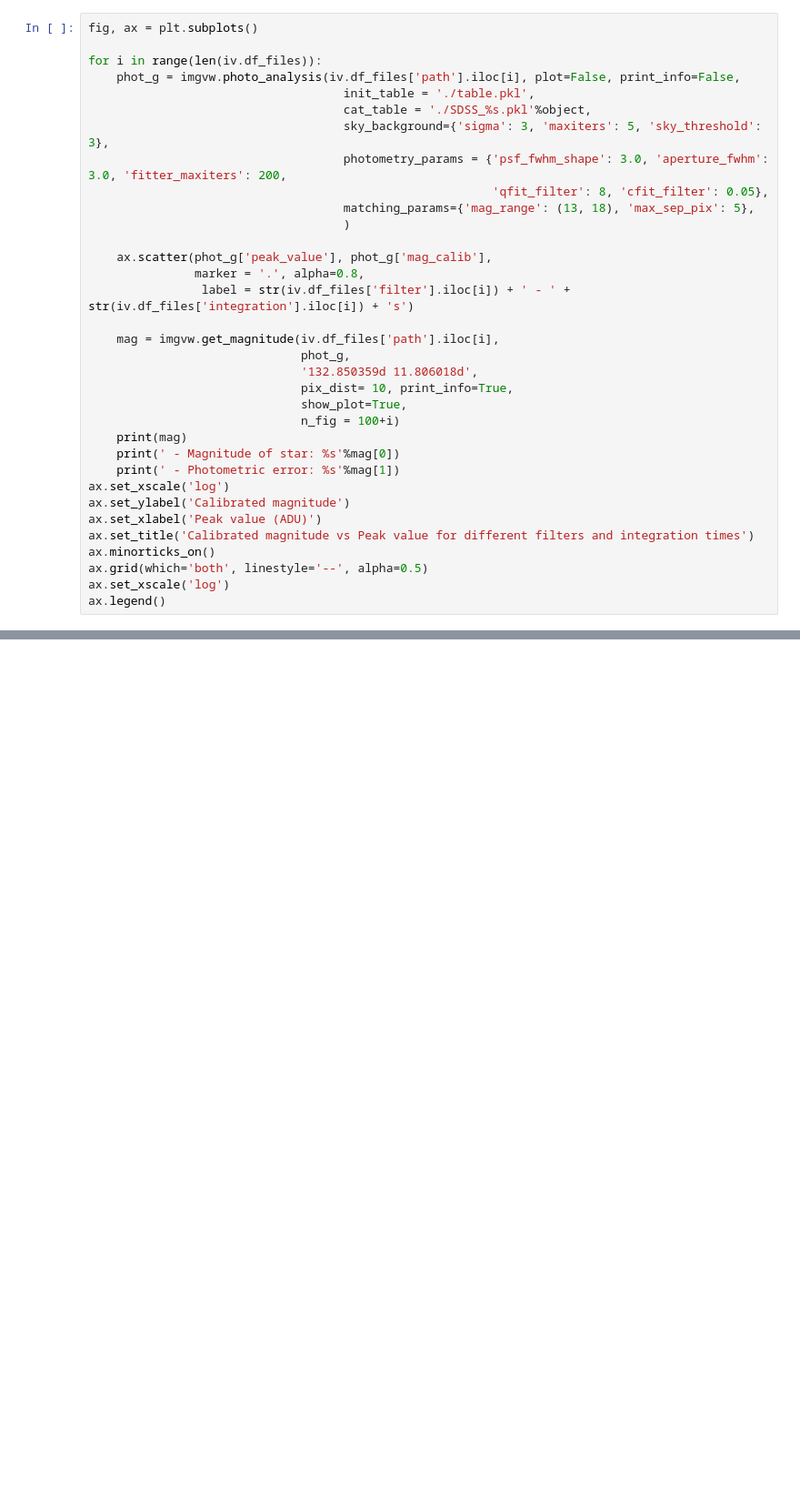
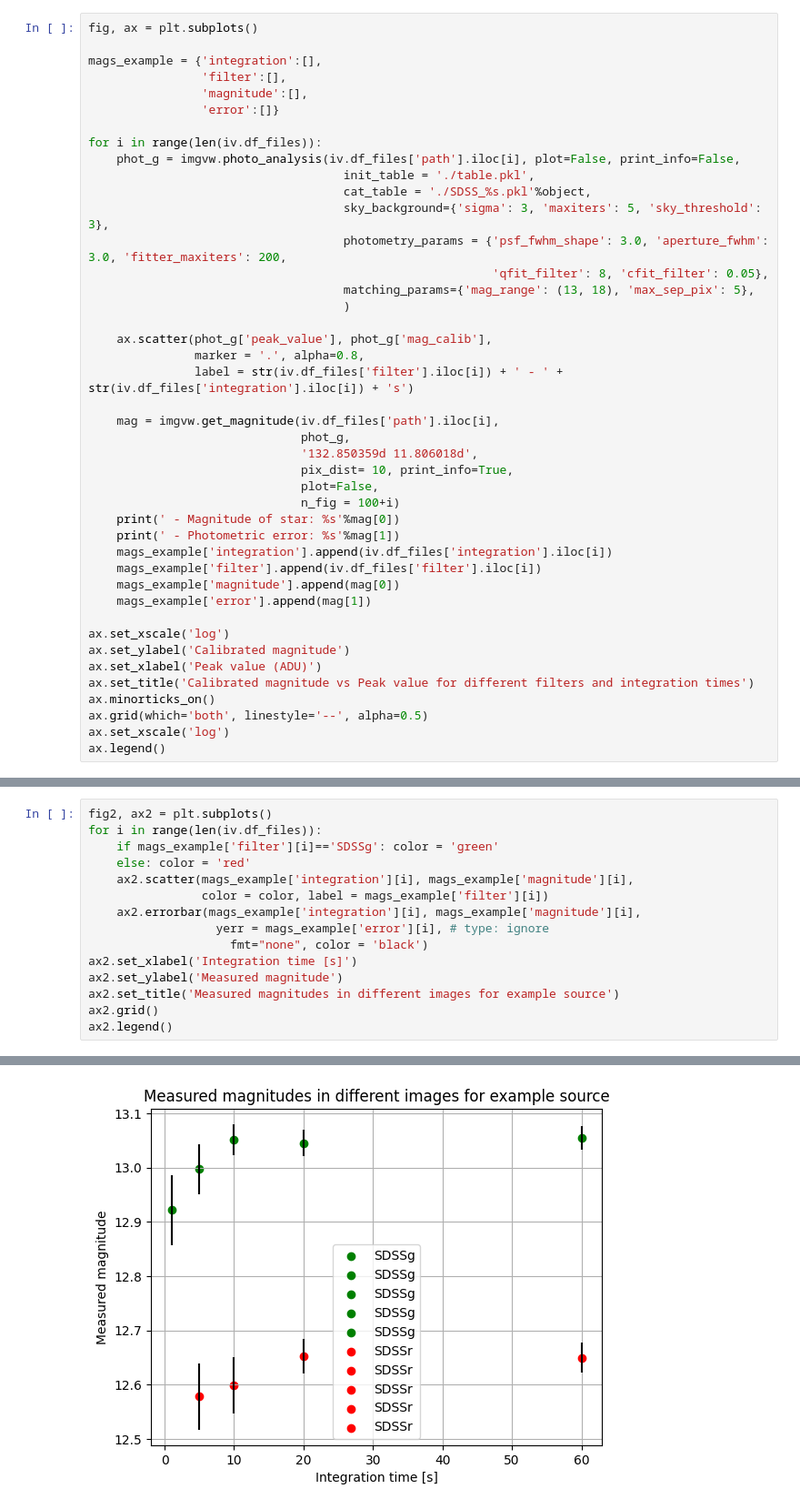
Before and after one commit to oscar-s-p/imageviewer, a Jupyter notebook: examples/photometry.ipynb, the cells around one changed output, grey strips where cells are left out. Shown at 91% size. Drawn from its saved outputs; the diff is of its cells as text; blank space fills up the shorter version.

```diff
--- a/examples/photometry.ipynb
+++ b/examples/photometry.ipynb
@@ -163,5 +153,10 @@ plt.close()
 # %%
 fig, ax = plt.subplots()
+
+mags_example = {'integration':[],
+                'filter':[],
+                'magnitude':[],
+                'error':[]}
 
 for i in range(len(iv.df_files)):
     phot_g = imgvw.photo_analysis(iv.df_files['path'].iloc[i], plot=False, print_info=False,
@@ -175,17 +170,21 @@ for i in range(len(iv.df_files)):
 
     ax.scatter(phot_g['peak_value'], phot_g['mag_calib'],
                marker = '.', alpha=0.8,
-                label = str(iv.df_files['filter'].iloc[i]) + ' - ' + str(iv.df_files['integration'].iloc[i]) + 's')
+               label = str(iv.df_files['filter'].iloc[i]) + ' - ' + str(iv.df_files['integration'].iloc[i]) + 's')
 
     mag = imgvw.get_magnitude(iv.df_files['path'].iloc[i],
                               phot_g,
                               '132.850359d 11.806018d',
                               pix_dist= 10, print_info=True,
-                              show_plot=True,
+                              plot=False,
                               n_fig = 100+i)
-    print(mag)
     print(' - Magnitude of star: %s'%mag[0])
     print(' - Photometric error: %s'%mag[1])
+    mags_example['integration'].append(iv.df_files['integration'].iloc[i])
+    mags_example['filter'].append(iv.df_files['filter'].iloc[i])
+    mags_example['magnitude'].append(mag[0])
+    mags_example['error'].append(mag[1])
+
 ax.set_xscale('log')
 ax.set_ylabel('Calibrated magnitude')
 ax.set_xlabel('Peak value (ADU)')
@@ -271,0 +281,16 @@ WARNING: One or more fit(s) may not have converged. Please check the "flags" col
+# %%
+fig2, ax2 = plt.subplots()
+for i in range(len(iv.df_files)):
+    if mags_example['filter'][i]=='SDSSg': color = 'green'
+    else: color = 'red'
+    ax2.scatter(mags_example['integration'][i], mags_example['magnitude'][i],
+                color = color, label = mags_example['filter'][i])
+    ax2.errorbar(mags_example['integration'][i], mags_example['magnitude'][i],
+                  yerr = mags_example['error'][i], # type: ignore
+                    fmt="none", color = 'black')
+ax2.set_xlabel('Integration time [s]')
+ax2.set_ylabel('Measured magnitude')
+ax2.set_title('Measured magnitudes in different images for example source')
+ax2.grid()
+ax2.legend()
+# %% [output]
@@ -271,0 +298 @@ WARNING: One or more fit(s) may not have converged. Please check the "flags" col
+[figure, added]
```
Also changed, not shown: parts of 15 cells of this notebook, 9 other files.
